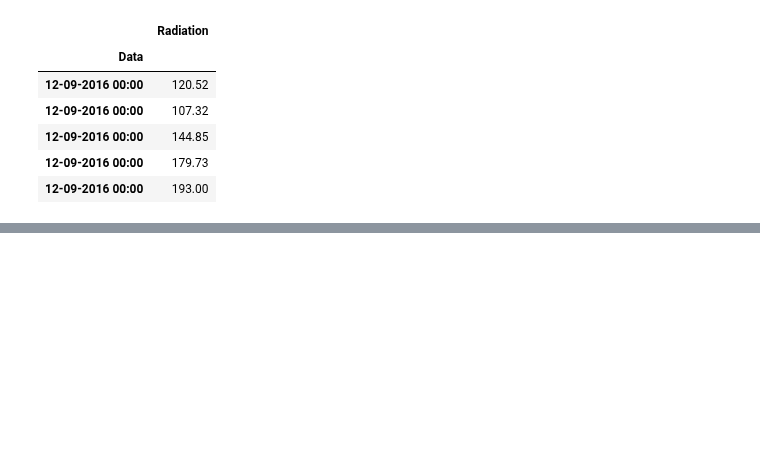
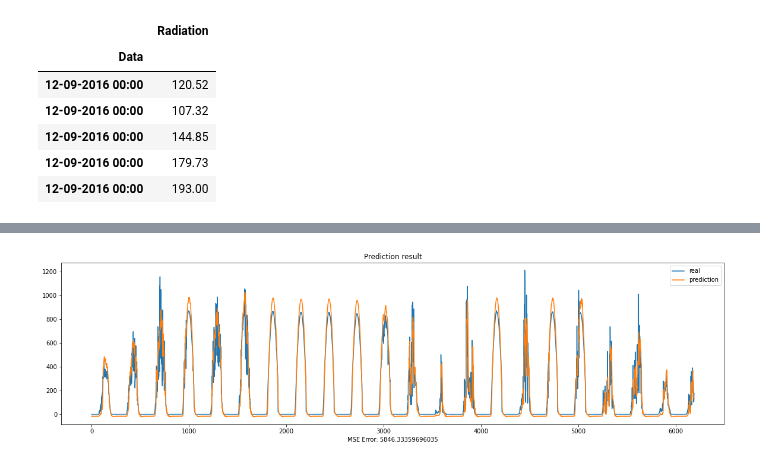
Before and after one commit to Sujal-vajire/Machine-learning-models, a Jupyter notebook: TransformerModel.ipynb, the cells around one changed output, grey strips where cells are left out. Saved outputs shown, nothing was run; the diff lists cells and outputs as text; code cells hidden in the pictures; blank space fills up the shorter version.

```diff
--- a/TransformerModel.ipynb
+++ b/TransformerModel.ipynb
@@ -255,0 +281,15 @@ Epoch 1/20
+# %%
+from sklearn.metrics import mean_squared_error
+fig=plt.figure(figsize=(20,5))
+y_predict = model.predict(x_test)
+y_real = scaler.inverse_transform(y_test.reshape(-1, 1)).flatten()
+y_predict = scaler.inverse_transform(y_predict.reshape(-1, 1)).flatten()
+plt.figure(1)
+plt.plot(y_real, label='real')
+plt.plot(y_predict, label='prediction')
+plt.xlabel('MSE Error: {}'.format(mean_squared_error(y_real, y_predict)))
+plt.legend()
+plt.title('Prediction result')
+plt.show()
+# %% [output]
+[figure, added]
```
Also changed, not shown: parts of 11 cells of this notebook.
